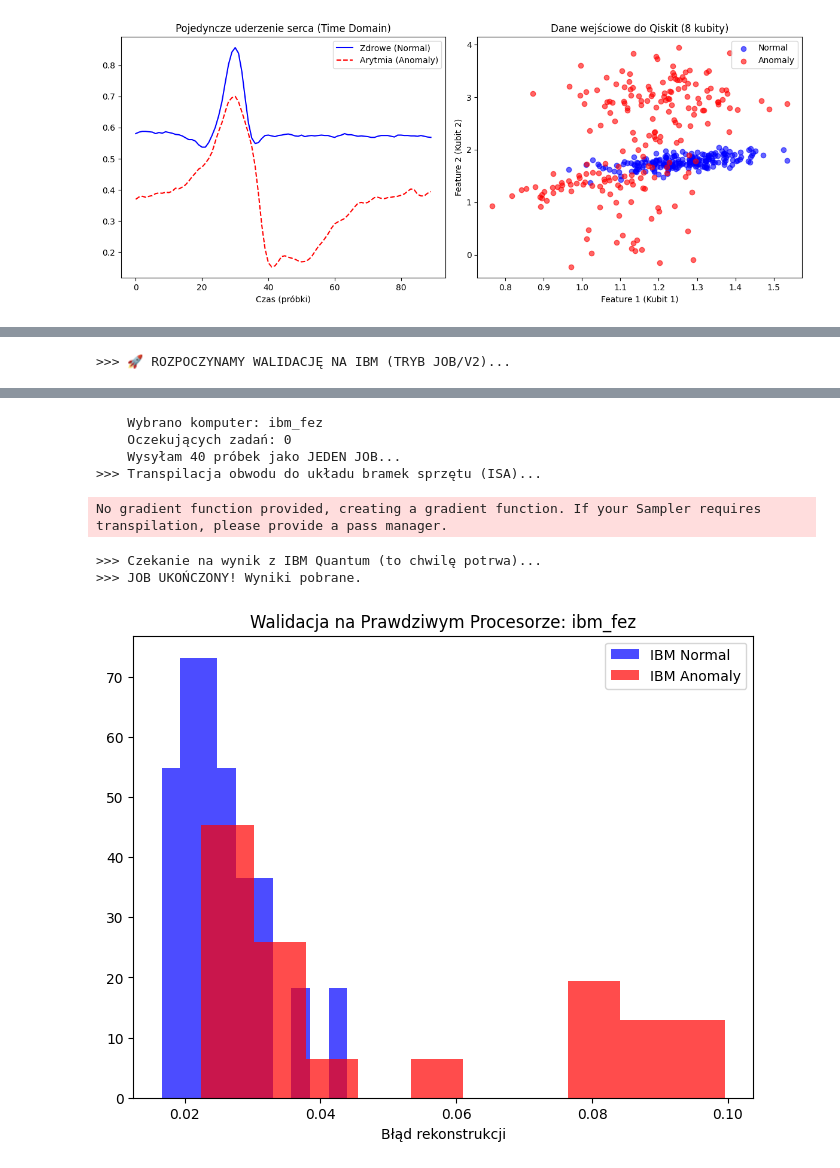
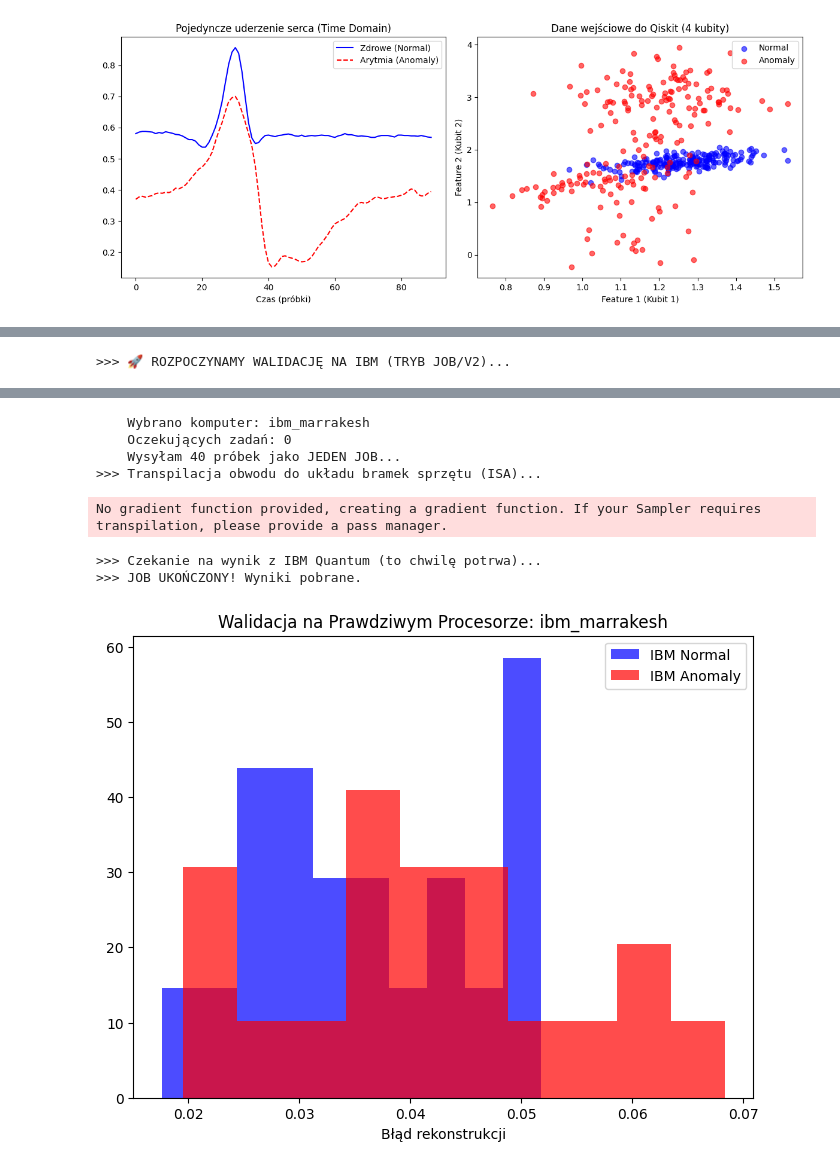
Before and after one commit to marcelbiezunski/quantum_ecg_autoencoder, a Jupyter notebook: notebook_ibm_clean.ipynb, the cells around one changed output, grey strips where cells are left out. Saved outputs shown, nothing was run; the diff lists cells and outputs as text; code cells hidden in the pictures.

```diff
--- a/notebook_ibm_clean.ipynb
+++ b/notebook_ibm_clean.ipynb
@@ -29,7 +29,7 @@ SAMPLES_AFTER = 60
 WINDOW_SIZE = SAMPLES_BEFORE + SAMPLES_AFTER
 
 # Cechy PCA - tyle kubitów
-N_DIM = 8
+N_DIM = 4
 LIMIT_PER_PATIENT = 600
 
 NORMAL_SYMBOLS = ['N', 'L', 'R', 'e', 'j']
@@ -475,11 +475,11 @@ Czułość (Recall):      64.83% (Ile z prawdziwych arytmii udało się wykryć?
 # FQKPsVhXbDGYDTRF3b_Xwm7uL6wh-m2uZ2xbnyXbimL0
 QiskitRuntimeService.save_account(
     channel="ibm_quantum_platform",
-    token="ZGyUQq9SXiBMtV5mATQUKl2WfPJPSUIcj5T3pIpN2H0A",
+    token="FQKPsVhXbDGYDTRF3b_Xwm7uL6wh-m2uZ2xbnyXbimL0",
     overwrite=True,
     set_as_default=True
 )
-MY_TOKEN = "ZGyUQq9SXiBMtV5mATQUKl2WfPJPSUIcj5T3pIpN2H0A"
+MY_TOKEN = "FQKPsVhXbDGYDTRF3b_Xwm7uL6wh-m2uZ2xbnyXbimL0"
 
 print("\n>>> 🚀 ROZPOCZYNAMY WALIDACJĘ NA IBM (TRYB JOB/V2)...")
 
@@ -553,11 +553,11 @@ qiskit_runtime_service.backends:WARNING:2026-01-18 19:45:18,938: Using instance:
-    Wybrano komputer: ibm_fez
+    Wybrano komputer: ibm_marrakesh
     Oczekujących zadań: 0
     Wysyłam 40 próbek jako JEDEN JOB...
 >>> Transpilacja obwodu do układu bramek sprzętu (ISA)...
 No gradient function provided, creating a gradient function. If your Sampler requires transpilation, please provide a pass manager.
 >>> Czekanie na wynik z IBM Quantum (to chwilę potrwa)...
 >>> JOB UKOŃCZONY! Wyniki pobrane.
-[figure, old version]
+[figure, new version]
 # %%
 # =============================================
 # DODATEK: WIZUALIZACJA MACIERZY POMYŁEK
```
Also changed, not shown: parts of 5 cells of this notebook, 7 other files.
